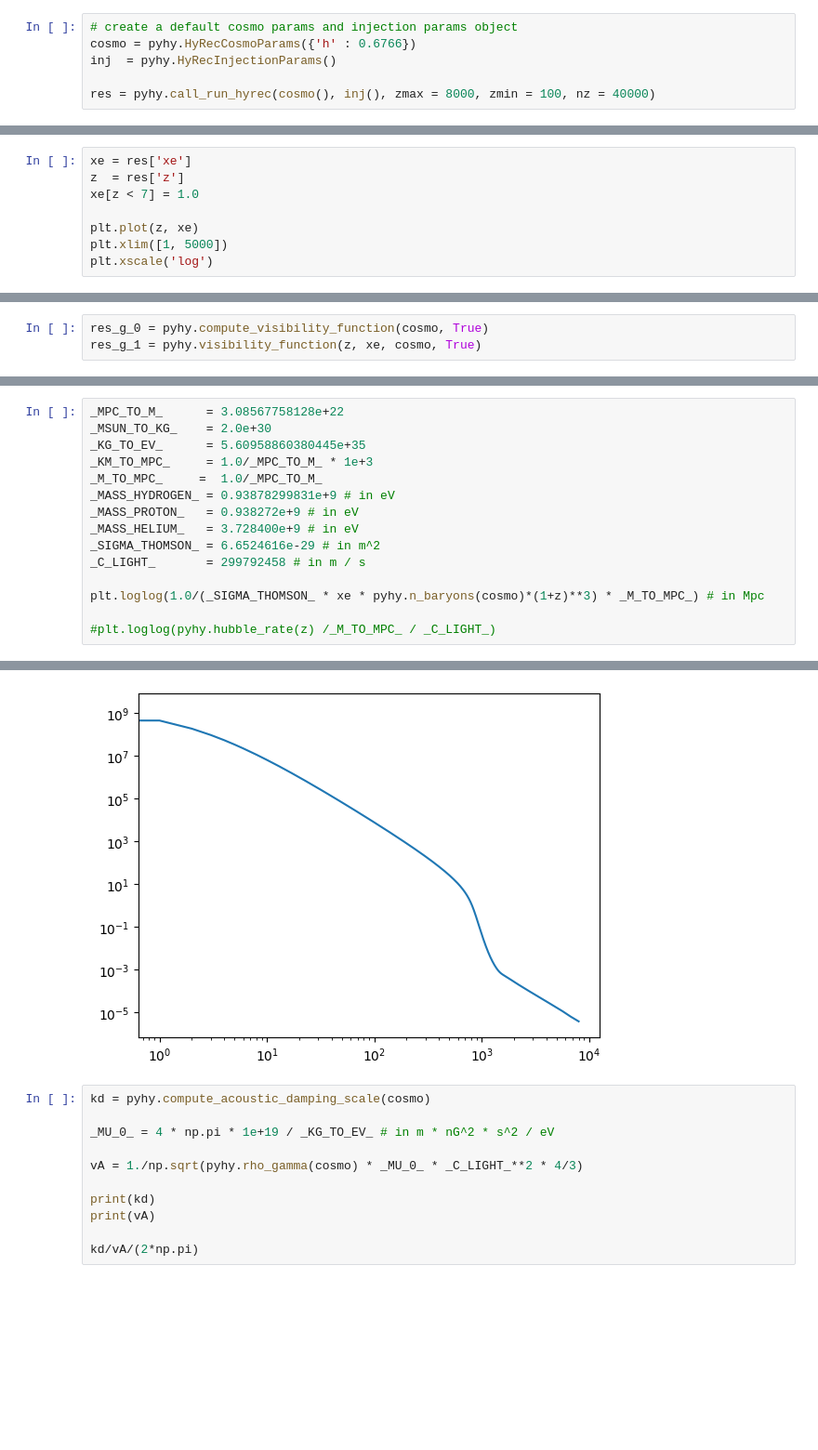
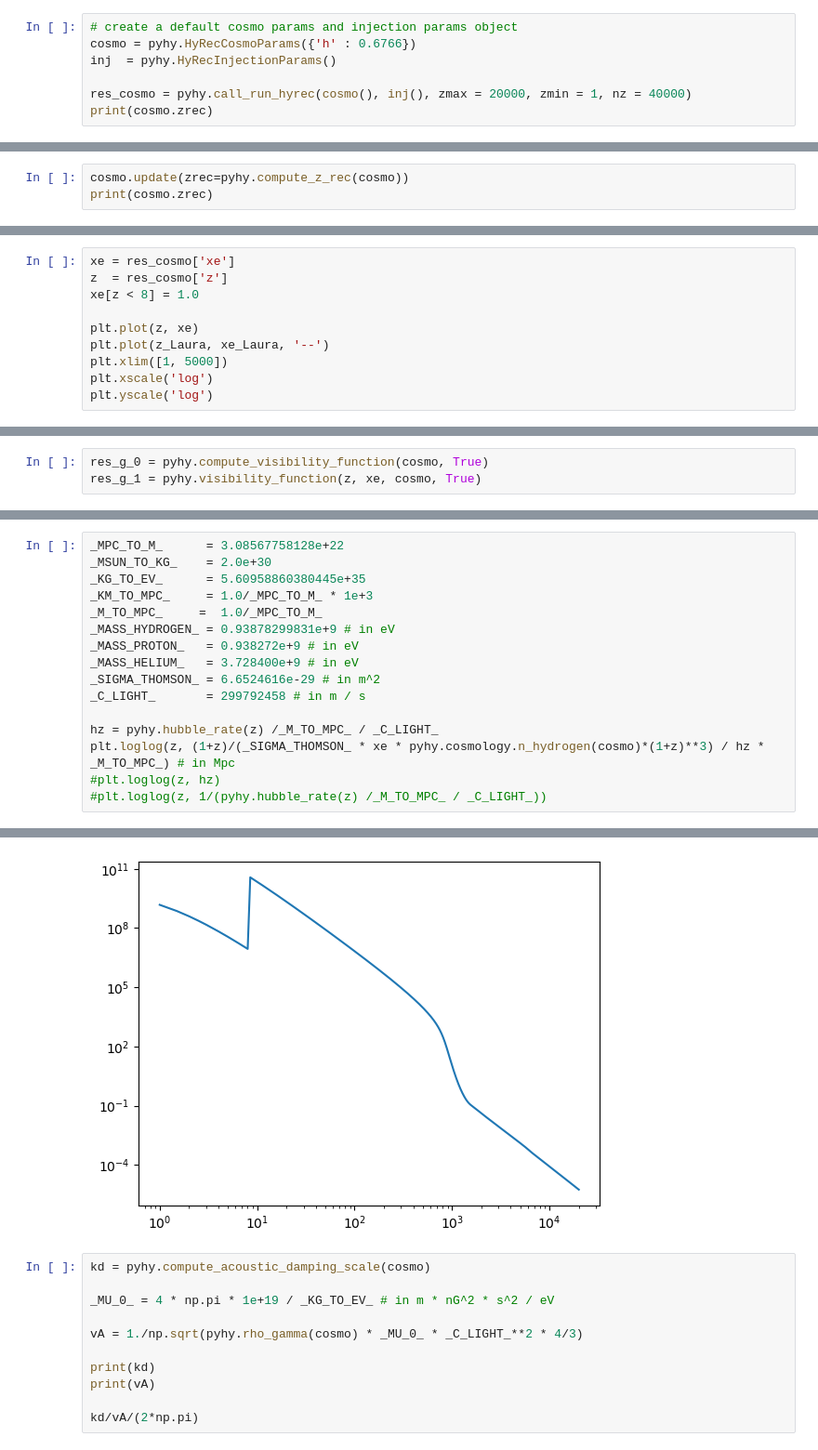
Before and after one commit to gaetanfacchinetti/HYREC-2, a Jupyter notebook: example.ipynb, the cells around one changed output, grey strips where cells are left out. Shown at 93% size. Drawn from its saved outputs; the diff is of its cells as text; blank space fills up the shorter version.

Commit message:
Compatibility with CLASS adding n_hydrogen

```diff
--- a/example.ipynb
+++ b/example.ipynb
@@ -9,4 +9,5 @@ import pyhyrec as pyhy
 cosmo = pyhy.HyRecCosmoParams({'h' : 0.6766})
 inj  = pyhy.HyRecInjectionParams()
 
-res = pyhy.call_run_hyrec(cosmo(), inj(), zmax = 8000, zmin = 100, nz = 40000)
+res_cosmo = pyhy.call_run_hyrec(cosmo(), inj(), zmax = 20000, zmin = 1, nz = 40000)
+print(cosmo.zrec)
@@ -12,0 +16,3 @@ res = pyhy.call_run_hyrec(cosmo(), inj(), zmax = 8000, zmin = 100, nz = 40000)
+# %%
+cosmo.update(zrec=pyhy.compute_z_rec(cosmo))
+print(cosmo.zrec)
@@ -18,9 +44,11 @@ pyhy.compute_sigma_A(cosmo)
 # %%
-xe = res['xe']
-z  = res['z']
-xe[z < 7] = 1.0
+xe = res_cosmo['xe']
+z  = res_cosmo['z']
+xe[z < 8] = 1.0
 
 plt.plot(z, xe)
+plt.plot(z_Laura, xe_Laura, '--')
 plt.xlim([1, 5000])
 plt.xscale('log')
+plt.yscale('log')
 # %% [output]
@@ -93,21 +136,22 @@ plt.loglog(z, xe)
 # %%
 _MPC_TO_M_      = 3.08567758128e+22
 _MSUN_TO_KG_    = 2.0e+30
 _KG_TO_EV_      = 5.60958860380445e+35
 _KM_TO_MPC_     = 1.0/_MPC_TO_M_ * 1e+3
 _M_TO_MPC_     =  1.0/_MPC_TO_M_
 _MASS_HYDROGEN_ = 0.93878299831e+9 # in eV
 _MASS_PROTON_   = 0.938272e+9 # in eV
 _MASS_HELIUM_   = 3.728400e+9 # in eV
 _SIGMA_THOMSON_ = 6.6524616e-29 # in m^2
 _C_LIGHT_       = 299792458 # in m / s
 
-plt.loglog(1.0/(_SIGMA_THOMSON_ * xe * pyhy.n_baryons(cosmo)*(1+z)**3) * _M_TO_MPC_) # in Mpc
-
-#plt.loglog(pyhy.hubble_rate(z) /_M_TO_MPC_ / _C_LIGHT_)
+hz = pyhy.hubble_rate(z) /_M_TO_MPC_ / _C_LIGHT_
+plt.loglog(z, (1+z)/(_SIGMA_THOMSON_ * xe * pyhy.cosmology.n_hydrogen(cosmo)*(1+z)**3) / hz * _M_TO_MPC_) # in Mpc
+#plt.loglog(z, hz)
+#plt.loglog(z, 1/(pyhy.hubble_rate(z) /_M_TO_MPC_ / _C_LIGHT_))
 # %% [output]
 [<matplotlib.lines.Line2D at 0x...>]
-[figure, old version]
+[figure, new version]
 # %%
 kd = pyhy.compute_acoustic_damping_scale(cosmo)
 
```
Also changed, not shown: parts of 13 cells of this notebook, 1 other file.
